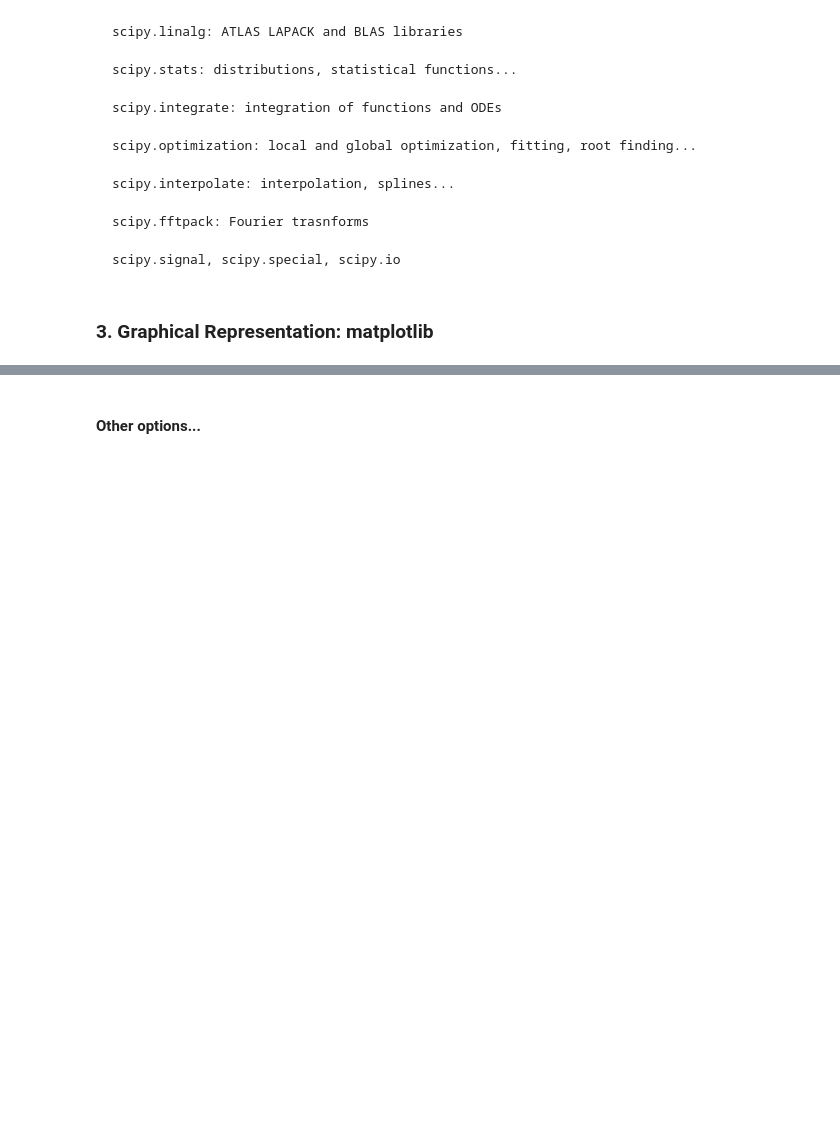
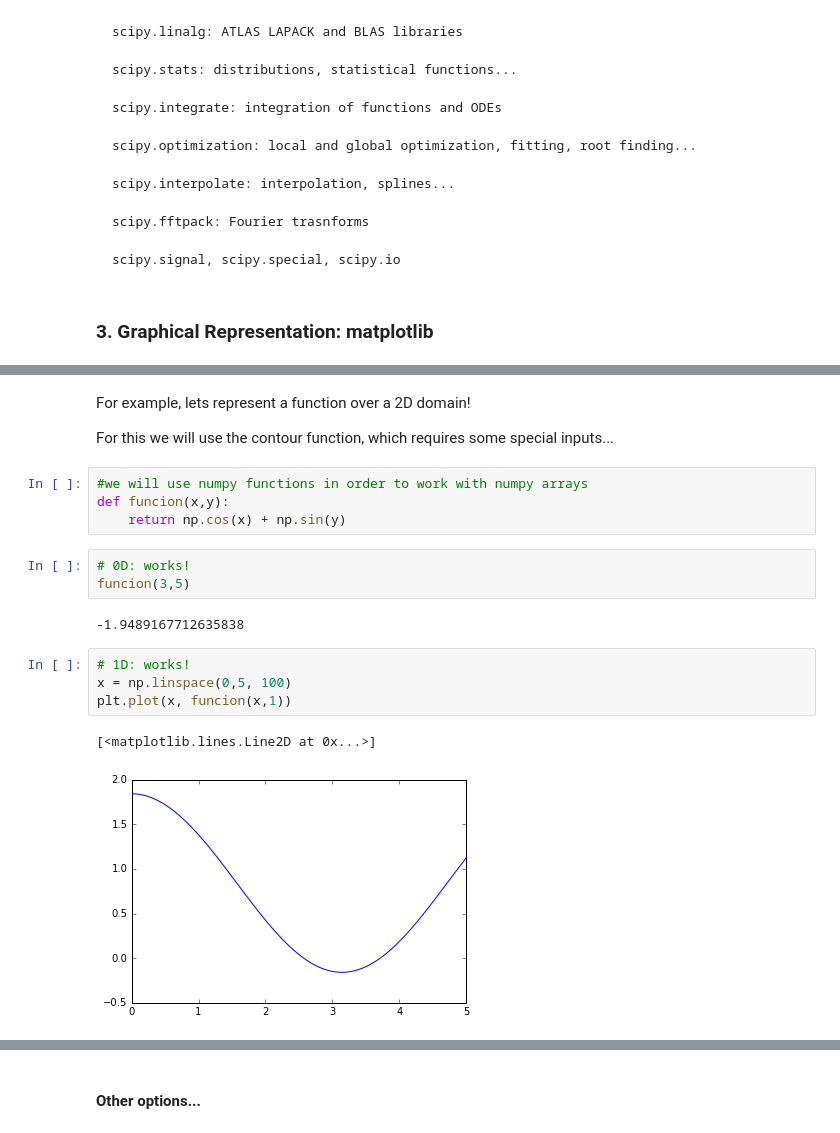
Before and after one commit to AeroPython/basic-python-packages-for-science, a Jupyter notebook: Basic Python Packages for Science.ipynb, the cells around one changed output, grey strips where cells are left out. Saved outputs shown, nothing was run; the diff lists cells and outputs as text; blank space fills up the shorter version.

Commit message:
Parte de Siro Hecha
Un poco más fuerte de Numpy, Matplotlib, Sympy y widgets

```diff
--- a/Basic Python Packages for Science.ipynb
+++ b/Basic Python Packages for Science.ipynb
@@ -375,0 +378,20 @@ import matplotlib.pyplot as plt
+# %% [markdown]
+For example, lets represent a function over a 2D domain!
+
+For this we will use the contour function, which requires some special inputs...
+# %%
+#we will use numpy functions in order to work with numpy arrays
+def funcion(x,y):
+    return np.cos(x) + np.sin(y)
+# %%
+# 0D: works!
+funcion(3,5)
+# %% [output]
+-1.9489167712635838
+# %%
+# 1D: works!
+x = np.linspace(0,5, 100)
+plt.plot(x, funcion(x,1))
+# %% [output]
+[<matplotlib.lines.Line2D at 0x...>]
+[figure, added]
```
Also changed, not shown: parts of 73 cells of this notebook, 3 other files.
